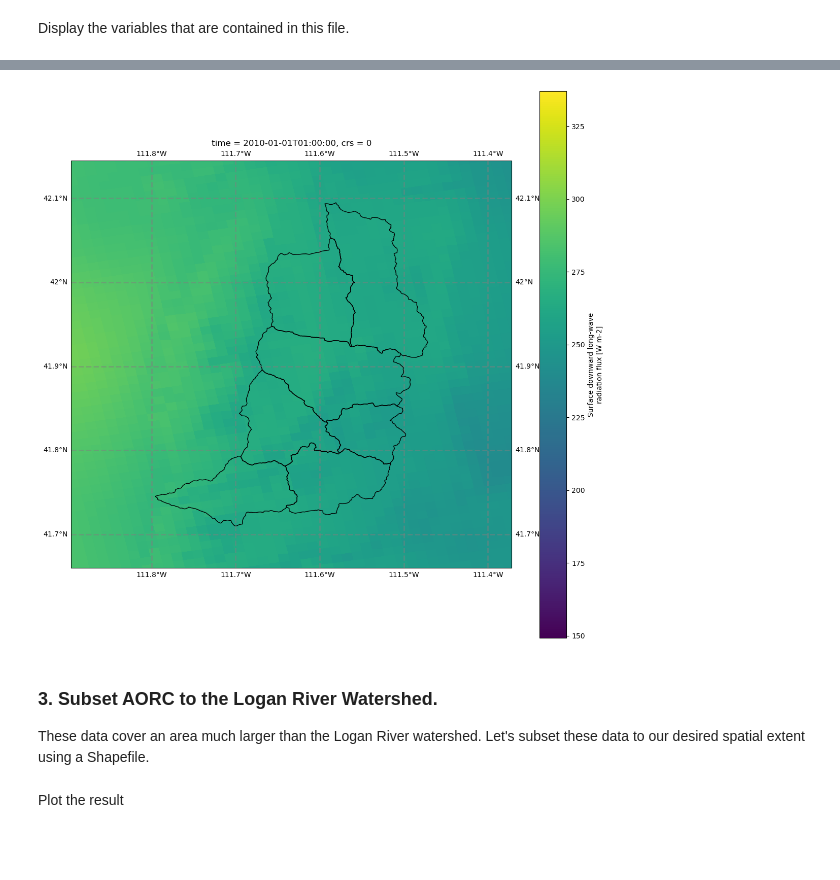
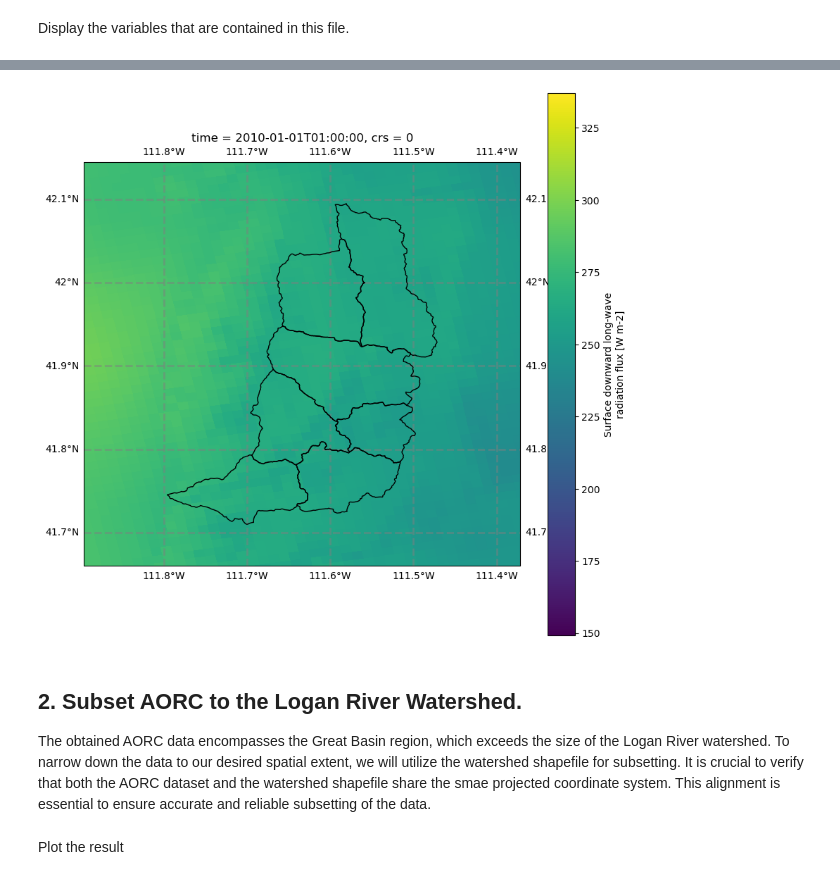
Before and after one commit to CUAHSI/notebooks, a Jupyter notebook: vco-example/compare-aorc-precip.ipynb, the cells around one changed output, grey strips where cells are left out. Cells and saved outputs as stored; diff of their text form; code cells hidden in the pictures; blank space fills up the shorter version.

```diff
--- a/vco-example/compare-aorc-precip.ipynb
+++ b/vco-example/compare-aorc-precip.ipynb
@@ -197,35 +196,35 @@ shape_feature = ShapelyFeature(mp.geoms,
 # %%
 # plot the shapefile over the AORC data
 
-plt.figure(figsize=(14, 14))
+plt.figure(figsize=(10, 10))
 ax = plt.axes(projection=ccrs.PlateCarree())
 ax.set_global()
 
 # plot LWDOWN at the first timesteop
 ds.isel(time=1).LWDOWN.plot(
                ax=ax, transform=ccrs.PlateCarree(), x="lon", y="lat",
                zorder=2)
 
 shape_feature = ShapelyFeature(mp.geoms,
                                 ccrs.PlateCarree(), facecolor='none')
 ax.add_feature(shape_feature, zorder=10)
 
 gl = ax.gridlines(crs=ccrs.PlateCarree(), draw_labels=True,
                   linewidth=2, color='gray', alpha=0.5, linestyle='--');
 
 # adjust the map boundary
 xmin, ymin, xmax, ymax = mp.bounds
 dx, dy = (0.1, 0.05)
 ax.set_ylim([ymin - dy, ymax + dy]);
 ax.set_xlim([xmin - dx, xmax + dx]);
 
 ax.set_aspect('equal');
 ax.coastlines();
 plt.show()
 # %% [output]
-[figure, old version]
+[figure, new version]
 # %% [markdown]
-### 3. Subset AORC to the Logan River Watershed.
+## 2. Subset AORC to the Logan River Watershed.
 
-These data cover an area much larger than the Logan River watershed. Let's subset these data to our desired spatial extent using a Shapefile.
+The obtained AORC data encompasses the Great Basin region, which exceeds the size of the Logan River watershed. To narrow down the data to our desired spatial extent, we will utilize the watershed shapefile for subsetting.  It is crucial to verify that both the AORC dataset and the watershed shapefile share the smae projected coordinate system. This alignment is essential to ensure accurate and reliable subsetting of the data.
 # %%
```
Also changed, not shown: parts of 18 cells of this notebook.
